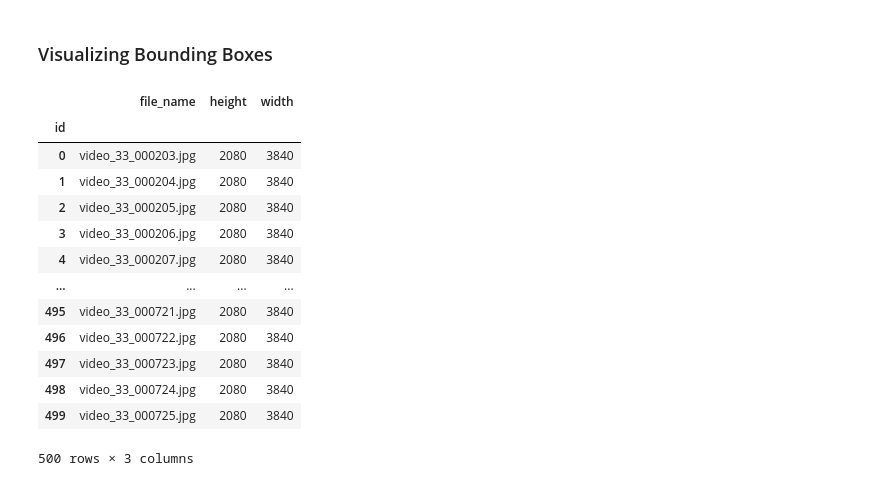
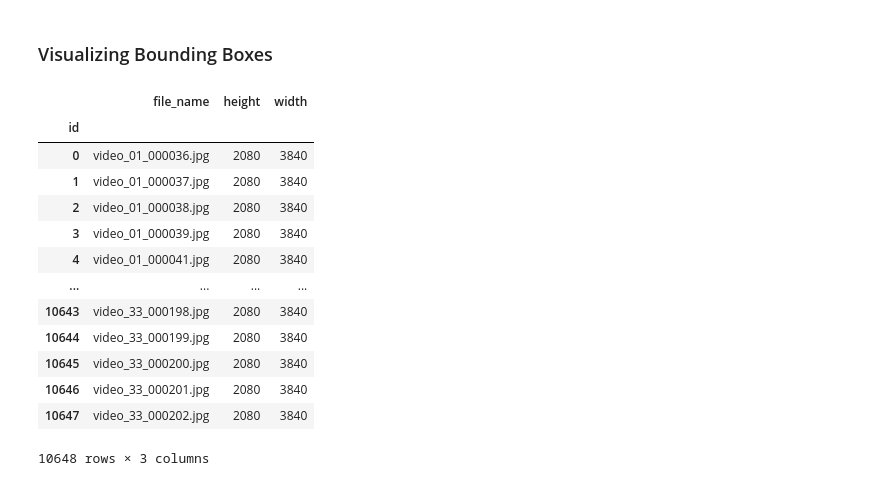
Before and after one commit to pientist/yolox, a Jupyter notebook: test.ipynb, the cells around one changed output. Saved outputs shown, nothing was run; the diff lists cells and outputs as text; code cells hidden in the pictures.

```diff
--- a/test.ipynb
+++ b/test.ipynb
@@ -68,23 +77,27 @@ def plot_one_box(points: list, image: np.ndarray, color, label=None, line_thickn
         c2 = c1[0] + t_size[0], c1[1] - t_size[1] - 3
         cv2.rectangle(image, c1, c2, color, -1, cv2.LINE_AA)  # filled
         cv2.putText(image, label, (c1[0], c1[1] - 2), 0, tl / 3, [225, 255, 255], thickness=tf, lineType=cv2.LINE_AA)
-# %%
-image_df = pd.DataFrame(formatter.image_list).set_index("id")
-label_df = pd.DataFrame(formatter.label_list).set_index("id")
-image_df
-# %% [output]
-|  | file_name | height | width |
-| id |  |  |  |
-| 0 | video_33_000203.jpg | 2080 | 3840 |
-| 1 | video_33_000204.jpg | 2080 | 3840 |
-| 2 | video_33_000205.jpg | 2080 | 3840 |
-| 3 | video_33_000206.jpg | 2080 | 3840 |
-| 4 | video_33_000207.jpg | 2080 | 3840 |
-| ... | ... | ... | ... |
-| 495 | video_33_000721.jpg | 2080 | 3840 |
-| 496 | video_33_000722.jpg | 2080 | 3840 |
-| 497 | video_33_000723.jpg | 2080 | 3840 |
-| 498 | video_33_000724.jpg | 2080 | 3840 |
-| 499 | video_33_000725.jpg | 2080 | 3840 |
-500 rows × 3 columns
+# %%
+split_dir = "train2017"
+with open(f"datasets/soccer/annotations/instances_{split_dir}.json") as f:
+    txt = json.load(f)
+
+image_df = pd.DataFrame(txt["images"]).set_index("id")
+label_df = pd.DataFrame(txt["annotations"]).set_index("id")
+image_df
+# %% [output]
+|  | file_name | height | width |
+| id |  |  |  |
+| 0 | video_01_000036.jpg | 2080 | 3840 |
+| 1 | video_01_000037.jpg | 2080 | 3840 |
+| 2 | video_01_000038.jpg | 2080 | 3840 |
+| 3 | video_01_000039.jpg | 2080 | 3840 |
+| 4 | video_01_000041.jpg | 2080 | 3840 |
+| ... | ... | ... | ... |
+| 10643 | video_33_000198.jpg | 2080 | 3840 |
+| 10644 | video_33_000199.jpg | 2080 | 3840 |
+| 10645 | video_33_000200.jpg | 2080 | 3840 |
+| 10646 | video_33_000201.jpg | 2080 | 3840 |
+| 10647 | video_33_000202.jpg | 2080 | 3840 |
+10648 rows × 3 columns
 # %%
```
Also changed, not shown: parts of 6 cells of this notebook, 2 other files.
